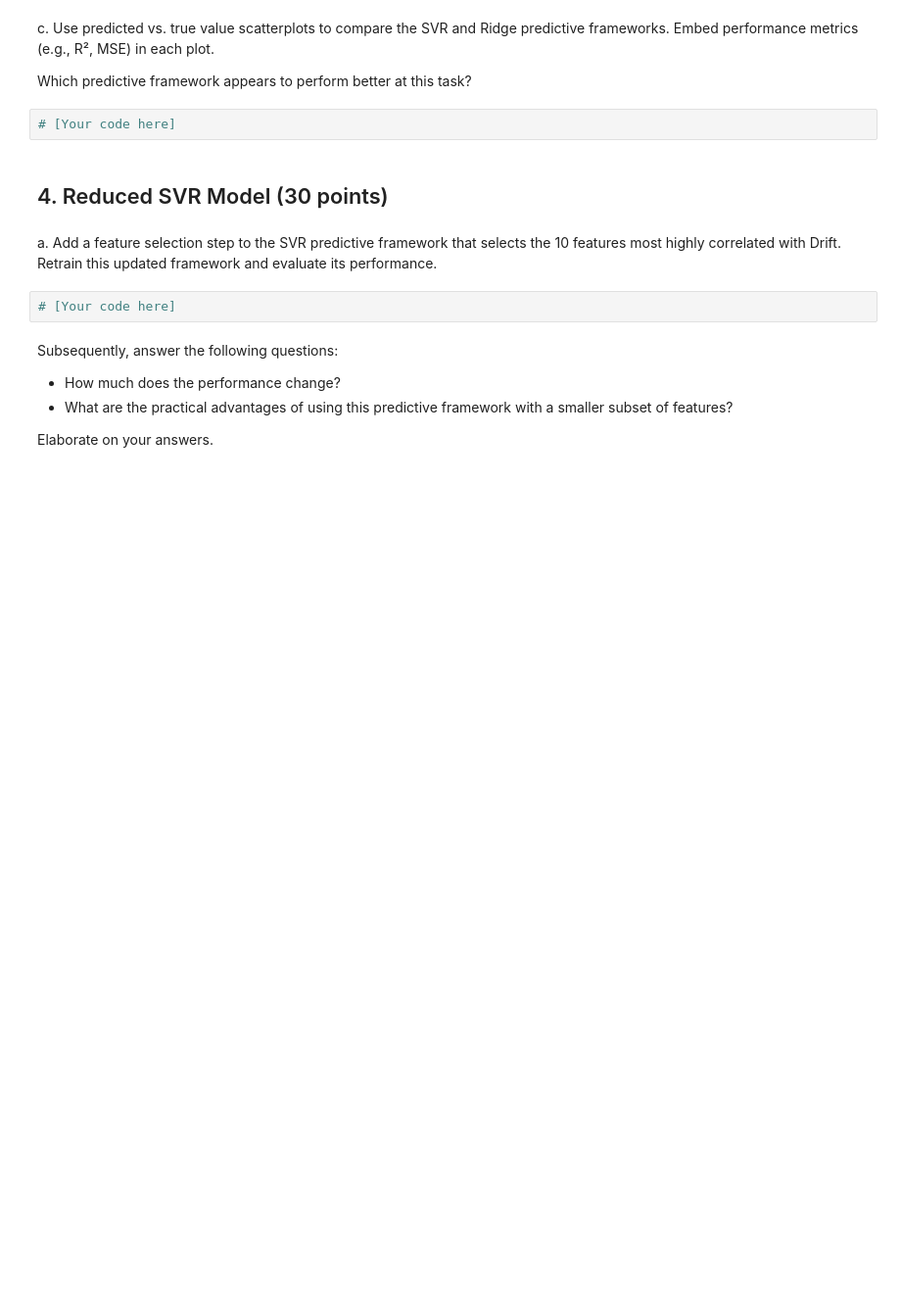
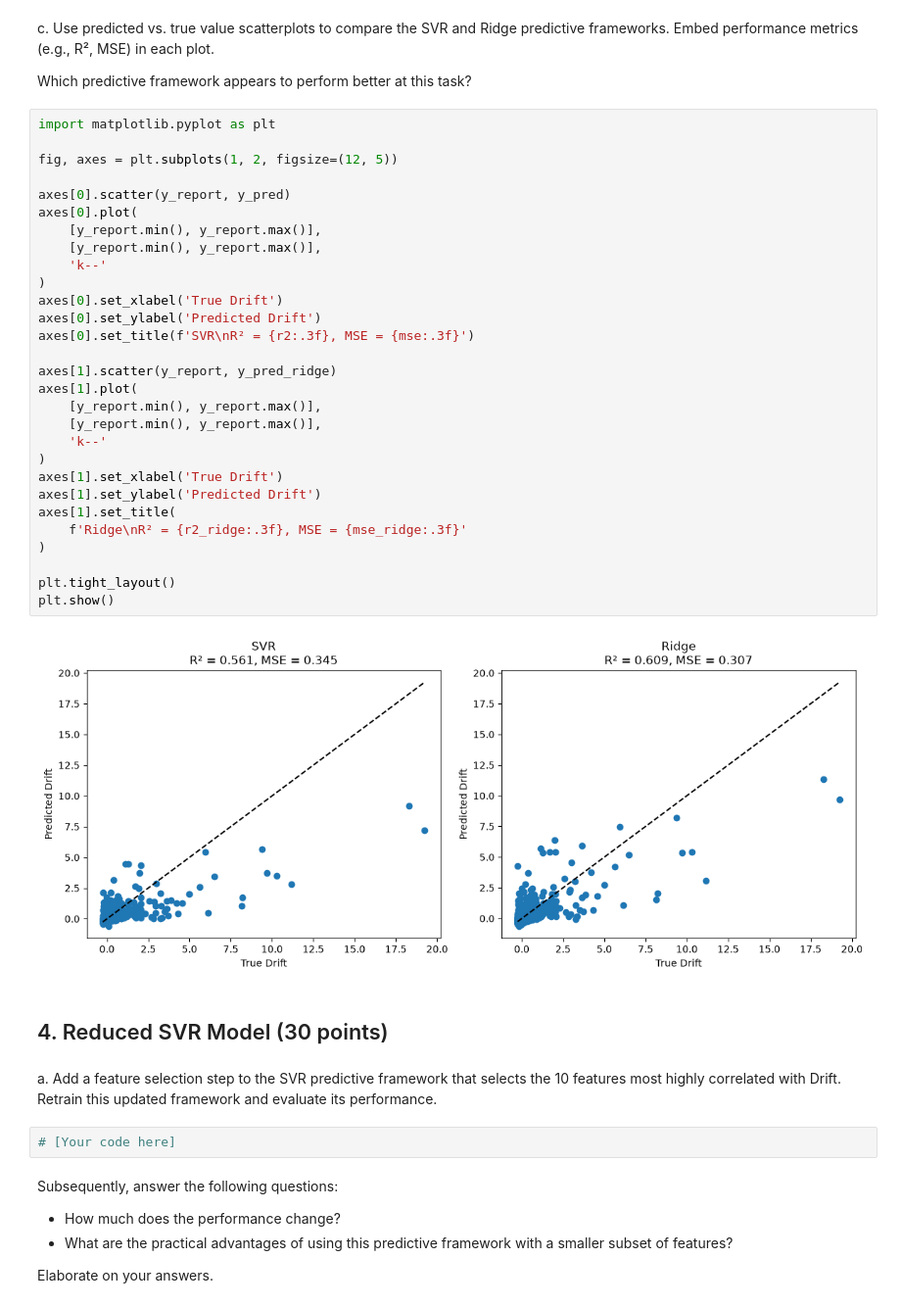
Before and after one commit to MaxGuryan9/Seismic-support-vector-regression_DS4021, a Jupyter notebook: 02-seismic-support-vector-regression.ipynb, the cells around one changed output. Shown at 98% size. Saved outputs shown, nothing was run; the diff lists cells and outputs as text; blank space fills up the shorter version.

```diff
--- a/02-seismic-support-vector-regression.ipynb
+++ b/02-seismic-support-vector-regression.ipynb
@@ -84,7 +303,36 @@ c. Use predicted vs. true value scatterplots to compare the SVR and Ridge predic
 
 Which predictive framework appears to perform better at this task?
 # %%
-# [Your code here]
+import matplotlib.pyplot as plt
+
+fig, axes = plt.subplots(1, 2, figsize=(12, 5))
+
+axes[0].scatter(y_report, y_pred)
+axes[0].plot(
+    [y_report.min(), y_report.max()],
+    [y_report.min(), y_report.max()],
+    'k--'
+)
+axes[0].set_xlabel('True Drift')
+axes[0].set_ylabel('Predicted Drift')
+axes[0].set_title(f'SVR\nR² = {r2:.3f}, MSE = {mse:.3f}')
+
+axes[1].scatter(y_report, y_pred_ridge)
+axes[1].plot(
+    [y_report.min(), y_report.max()],
+    [y_report.min(), y_report.max()],
+    'k--'
+)
+axes[1].set_xlabel('True Drift')
+axes[1].set_ylabel('Predicted Drift')
+axes[1].set_title(
+    f'Ridge\nR² = {r2_ridge:.3f}, MSE = {mse_ridge:.3f}'
+)
+
+plt.tight_layout()
+plt.show()
+# %% [output]
+[figure, added]
 # %% [markdown]
 ## 4. Reduced SVR Model (30 points)
 # %% [markdown]
```
Also changed, not shown: parts of 8 cells of this notebook.
